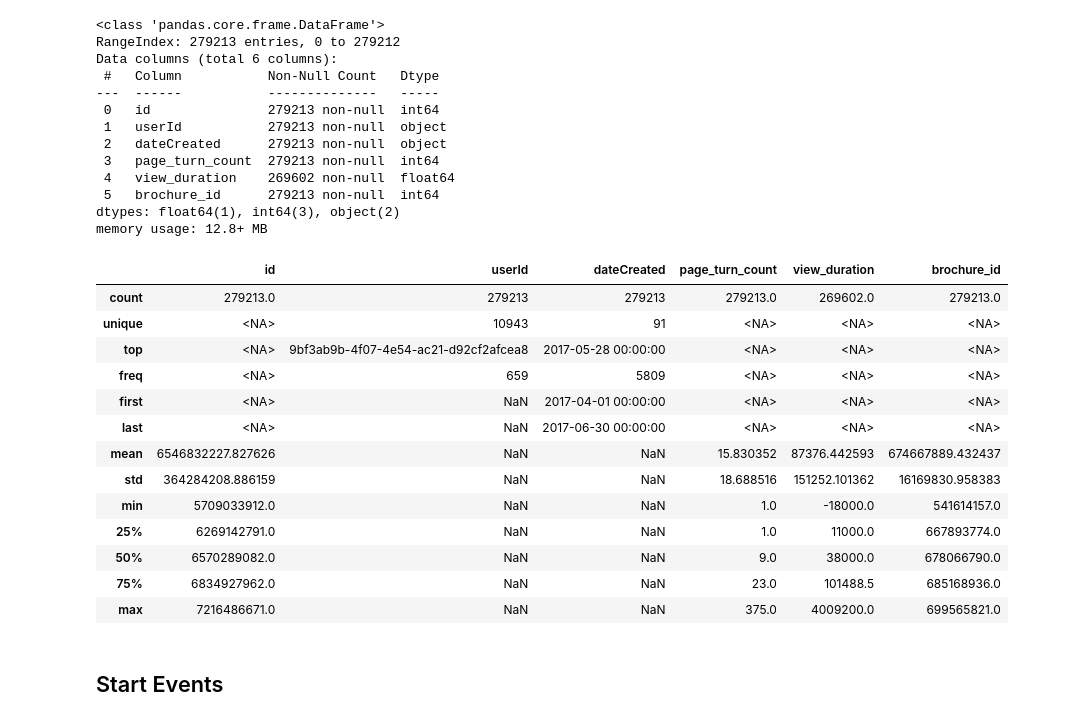
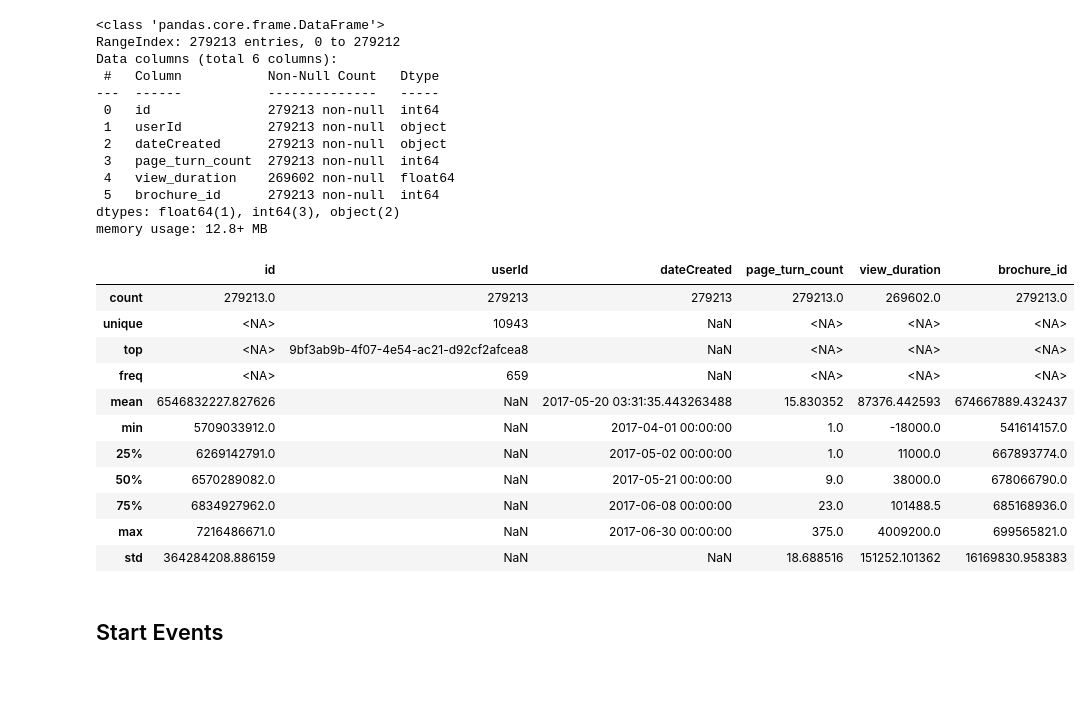
Before and after one commit to miladbahrami/Churn_Prediction, a Jupyter notebook: Churn_Prediction_ver2.ipynb, the cells around one changed output. Cells and saved outputs as stored; diff of their text form; code cells hidden in the pictures; blank space fills up the shorter version.

```diff
--- a/Churn_Prediction_ver2.ipynb
+++ b/Churn_Prediction_ver2.ipynb
@@ -137,22 +135,20 @@ df_view = df_view.convert_dtypes()
 df_view_target['dateCreated'] = pd.to_datetime(df_view_target['dateCreated'], format='%Y-%m-%d %H:%M:%S.%f').dt.normalize() # truncating to date
 df_view_target = df_view_target.convert_dtypes()
 # %%
-df_view.describe(include='all')
+df_view.describe(include='all',datetime_is_numeric=True)
 # %% [output]
 |  | id | userId | dateCreated | page_turn_count | view_duration | brochure_id |
 | count | 279213.0 | 279213 | 279213 | 279213.0 | 269602.0 | 279213.0 |
-| unique | <NA> | 10943 | 91 | <NA> | <NA> | <NA> |
-| top | <NA> | 9bf3ab9b-4f07-4e54-ac21-d92cf2afcea8 | 2017-05-28 00:00:00 | <NA> | <NA> | <NA> |
-| freq | <NA> | 659 | 5809 | <NA> | <NA> | <NA> |
-| first | <NA> | NaN | 2017-04-01 00:00:00 | <NA> | <NA> | <NA> |
-| last | <NA> | NaN | 2017-06-30 00:00:00 | <NA> | <NA> | <NA> |
-| mean | 6546832227.827626 | NaN | NaN | 15.830352 | 87376.442593 | 674667889.432437 |
+| unique | <NA> | 10943 | NaN | <NA> | <NA> | <NA> |
+| top | <NA> | 9bf3ab9b-4f07-4e54-ac21-d92cf2afcea8 | NaN | <NA> | <NA> | <NA> |
+| freq | <NA> | 659 | NaN | <NA> | <NA> | <NA> |
+| mean | 6546832227.827626 | NaN | 2017-05-20 03:31:35.443263488 | 15.830352 | 87376.442593 | 674667889.432437 |
+| min | 5709033912.0 | NaN | 2017-04-01 00:00:00 | 1.0 | -18000.0 | 541614157.0 |
+| 25% | 6269142791.0 | NaN | 2017-05-02 00:00:00 | 1.0 | 11000.0 | 667893774.0 |
+| 50% | 6570289082.0 | NaN | 2017-05-21 00:00:00 | 9.0 | 38000.0 | 678066790.0 |
+| 75% | 6834927962.0 | NaN | 2017-06-08 00:00:00 | 23.0 | 101488.5 | 685168936.0 |
+| max | 7216486671.0 | NaN | 2017-06-30 00:00:00 | 375.0 | 4009200.0 | 699565821.0 |
 | std | 364284208.886159 | NaN | NaN | 18.688516 | 151252.101362 | 16169830.958383 |
-| min | 5709033912.0 | NaN | NaN | 1.0 | -18000.0 | 541614157.0 |
-| 25% | 6269142791.0 | NaN | NaN | 1.0 | 11000.0 | 667893774.0 |
-| 50% | 6570289082.0 | NaN | NaN | 9.0 | 38000.0 | 678066790.0 |
-| 75% | 6834927962.0 | NaN | NaN | 23.0 | 101488.5 | 685168936.0 |
-| max | 7216486671.0 | NaN | NaN | 375.0 | 4009200.0 | 699565821.0 |
 # %% [markdown]
 ## Start Events
 # %%
```
Also changed, not shown: parts of 31 cells of this notebook, 2 other files.
